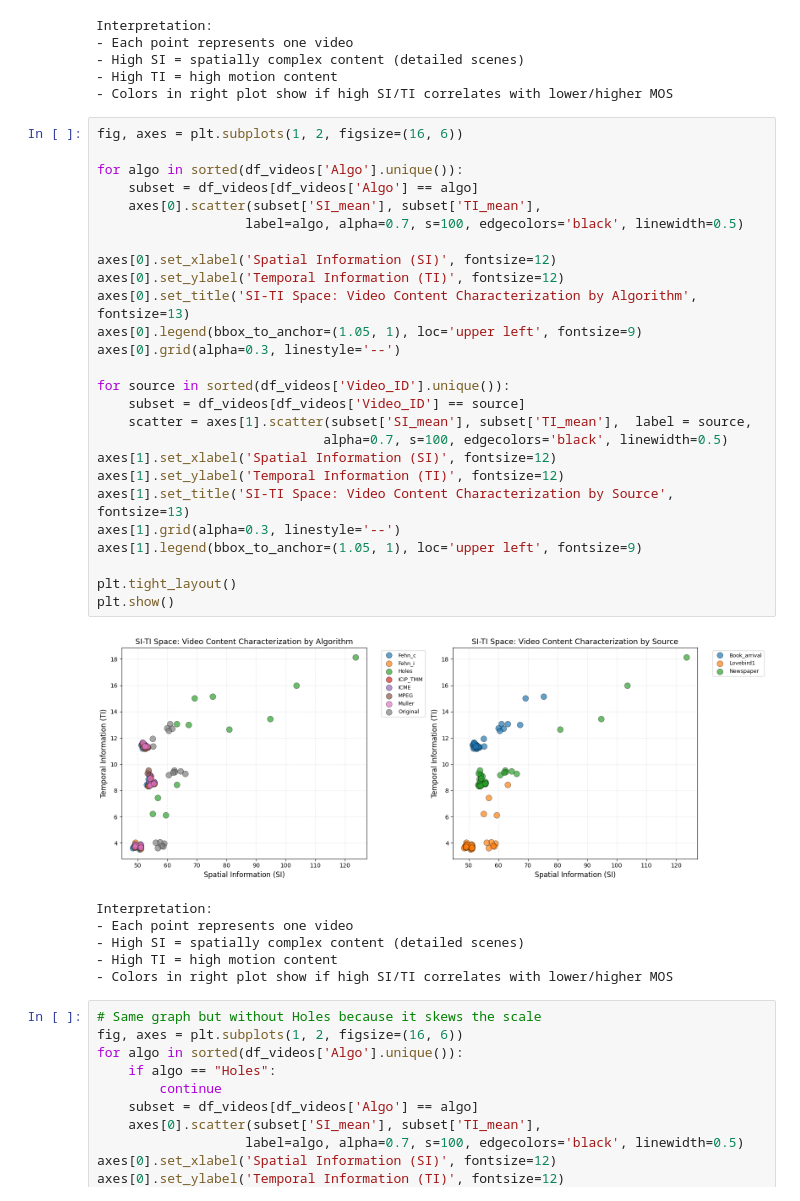
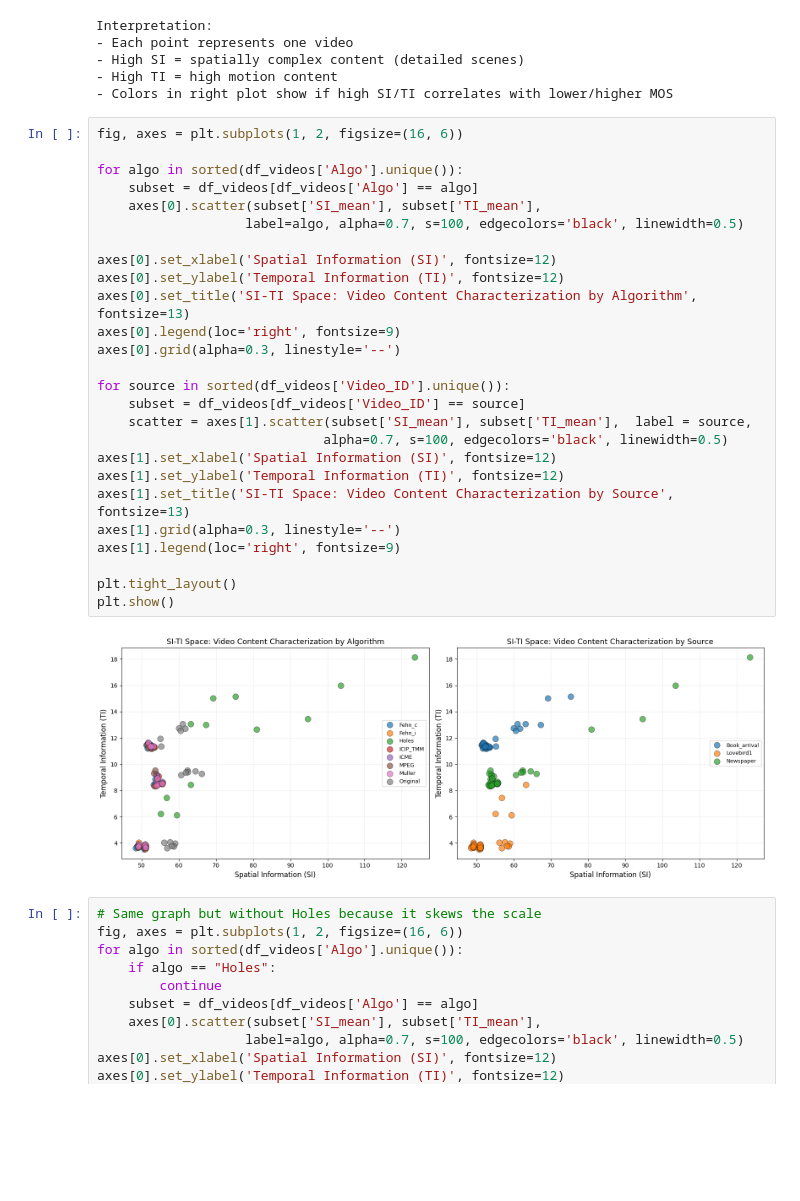
Before and after one commit to marrryzebwjq/Quality-of-Experience, a Jupyter notebook: project copy.ipynb, the cells around one changed output. Saved outputs shown, nothing was run; the diff lists cells and outputs as text; blank space fills up the shorter version.

```diff
--- a/project copy.ipynb
+++ b/project copy.ipynb
@@ -689,36 +663,31 @@ Interpretation:
 # %%
 fig, axes = plt.subplots(1, 2, figsize=(16, 6))
 
 for algo in sorted(df_videos['Algo'].unique()):
     subset = df_videos[df_videos['Algo'] == algo]
     axes[0].scatter(subset['SI_mean'], subset['TI_mean'],
                    label=algo, alpha=0.7, s=100, edgecolors='black', linewidth=0.5)
 
 axes[0].set_xlabel('Spatial Information (SI)', fontsize=12)
 axes[0].set_ylabel('Temporal Information (TI)', fontsize=12)
 axes[0].set_title('SI-TI Space: Video Content Characterization by Algorithm', fontsize=13)
-axes[0].legend(bbox_to_anchor=(1.05, 1), loc='upper left', fontsize=9)
+axes[0].legend(loc='right', fontsize=9)
 axes[0].grid(alpha=0.3, linestyle='--')
 
 for source in sorted(df_videos['Video_ID'].unique()):
     subset = df_videos[df_videos['Video_ID'] == source]
     scatter = axes[1].scatter(subset['SI_mean'], subset['TI_mean'],  label = source,
                              alpha=0.7, s=100, edgecolors='black', linewidth=0.5)
 axes[1].set_xlabel('Spatial Information (SI)', fontsize=12)
 axes[1].set_ylabel('Temporal Information (TI)', fontsize=12)
 axes[1].set_title('SI-TI Space: Video Content Characterization by Source', fontsize=13)
 axes[1].grid(alpha=0.3, linestyle='--')
-axes[1].legend(bbox_to_anchor=(1.05, 1), loc='upper left', fontsize=9)
+axes[1].legend(loc='right', fontsize=9)
 
 plt.tight_layout()
 plt.show()
 # %% [output]
-[figure, old version]
+[figure, new version]
-Interpretation:
-- Each point represents one video
-- High SI = spatially complex content (detailed scenes)
-- High TI = high motion content
-- Colors in right plot show if high SI/TI correlates with lower/higher MOS
 # %%
 # Same graph but without Holes because it skews the scale
 fig, axes = plt.subplots(1, 2, figsize=(16, 6))
```
Also changed, not shown: parts of 11 cells of this notebook.
